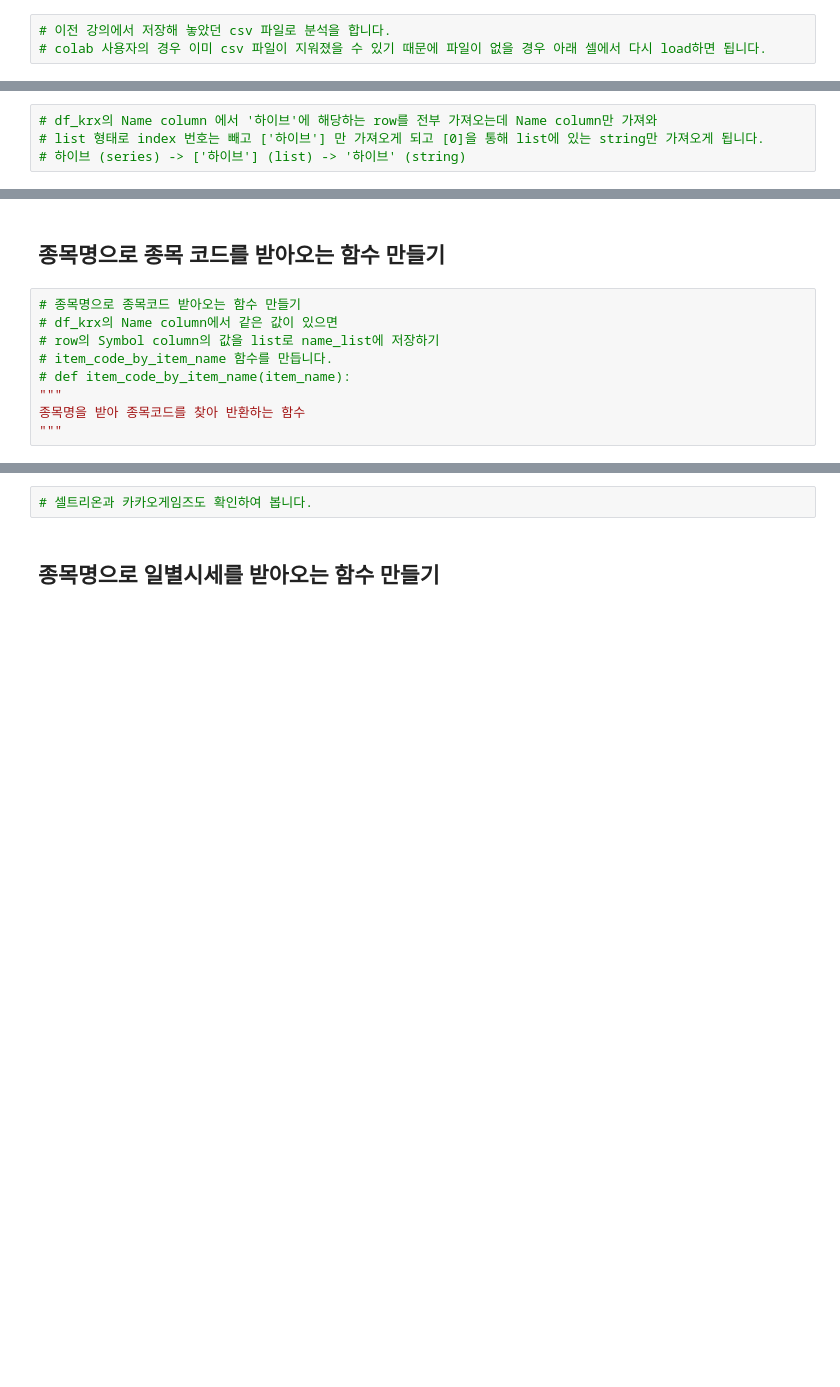
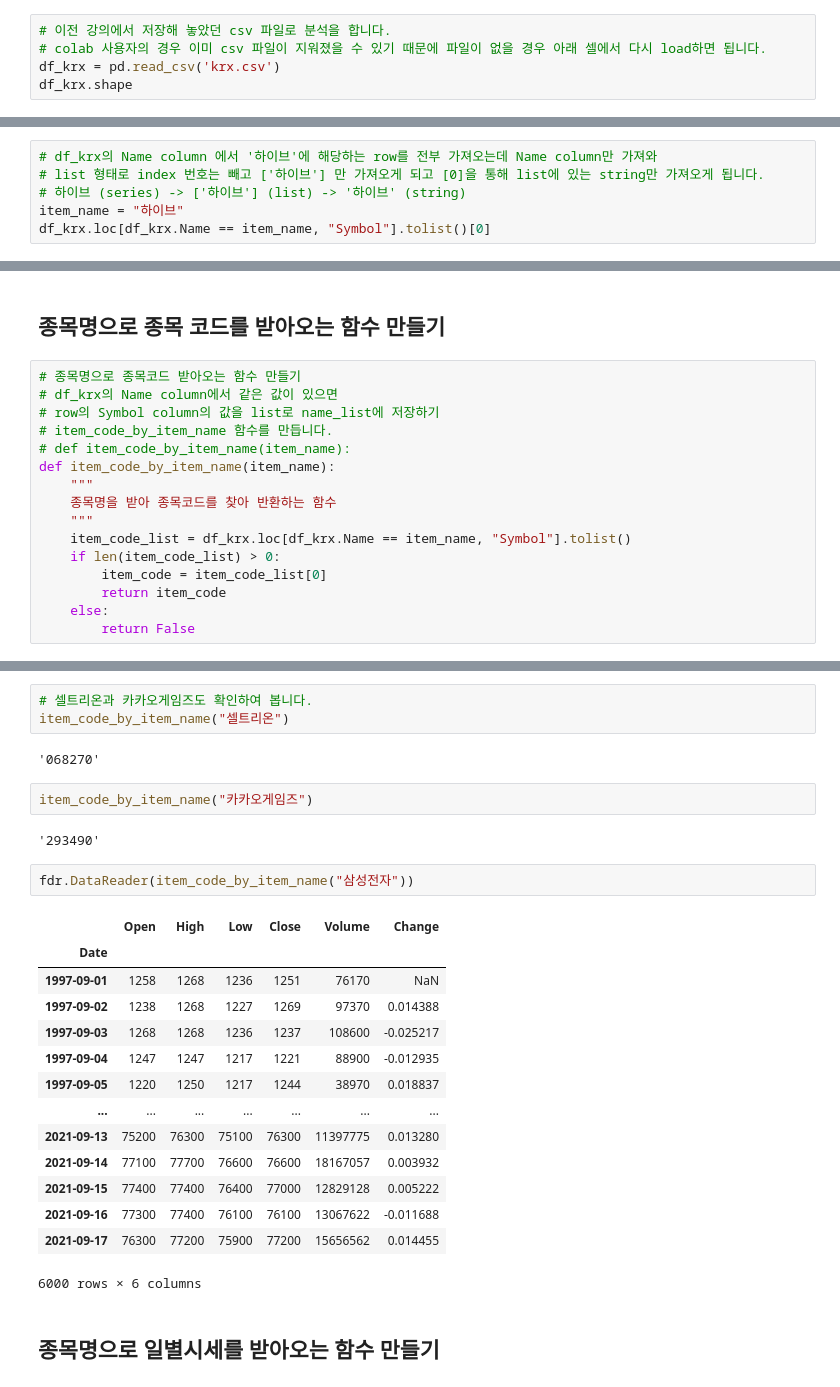
Before and after one commit to Bigdata92/finance-data-analysis-main, a Jupyter notebook: 3.1 FinanceDataReader를 통한 개별종목 수집하기-input.ipynb, the cells around one changed output, grey strips where cells are left out. Cells and saved outputs as stored; diff of their text form; blank space fills up the shorter version.

```diff
--- a/3.1 FinanceDataReader를 통한 개별종목 수집하기-input.ipynb
+++ b/3.1 FinanceDataReader를 통한 개별종목 수집하기-input.ipynb
@@ -43,3 +43,5 @@ df.Close.plot()
 # %%
 # 이전 강의에서 저장해 놓았던 csv 파일로 분석을 합니다.
 # colab 사용자의 경우 이미 csv 파일이 지워졌을 수 있기 때문에 파일이 없을 경우 아래 셀에서 다시 load하면 됩니다.
+df_krx = pd.read_csv('krx.csv')
+df_krx.shape
@@ -58,3 +70,5 @@ df.Close.plot()
 # df_krx의 Name column 에서 '하이브'에 해당하는 row를 전부 가져오는데 Name column만 가져와
 # list 형태로 index 번호는 빼고 ['하이브'] 만 가져오게 되고 [0]을 통해 list에 있는 string만 가져오게 됩니다.
 # 하이브 (series) -> ['하이브'] (list) -> '하이브' (string)
+item_name = "하이브"
+df_krx.loc[df_krx.Name == item_name, "Symbol"].tolist()[0]
@@ -68,6 +87,13 @@ df.Close.plot()
 # row의 Symbol column의 값을 list로 name_list에 저장하기
 # item_code_by_item_name 함수를 만듭니다.
 # def item_code_by_item_name(item_name):
-"""
-종목명을 받아 종목코드를 찾아 반환하는 함수
-"""
+def item_code_by_item_name(item_name):
+    """
+    종목명을 받아 종목코드를 찾아 반환하는 함수
+    """
+    item_code_list = df_krx.loc[df_krx.Name == item_name, "Symbol"].tolist()
+    if len(item_code_list) > 0:
+        item_code = item_code_list[0]
+        return item_code
+    else:
+        return False
@@ -81,5 +120,29 @@ df.Close.plot()
 # %%
 # 셀트리온과 카카오게임즈도 확인하여 봅니다.
+item_code_by_item_name("셀트리온")
+# %% [output]
+'068270'
+# %%
+item_code_by_item_name("카카오게임즈")
+# %% [output]
+'293490'
+# %%
+fdr.DataReader(item_code_by_item_name("삼성전자"))
+# %% [output]
+|  | Open | High | Low | Close | Volume | Change |
+| Date |  |  |  |  |  |  |
+| 1997-09-01 | 1258 | 1268 | 1236 | 1251 | 76170 | NaN |
+| 1997-09-02 | 1238 | 1268 | 1227 | 1269 | 97370 | 0.014388 |
+| 1997-09-03 | 1268 | 1268 | 1236 | 1237 | 108600 | -0.025217 |
+| 1997-09-04 | 1247 | 1247 | 1217 | 1221 | 88900 | -0.012935 |
+| 1997-09-05 | 1220 | 1250 | 1217 | 1244 | 38970 | 0.018837 |
+| ... | ... | ... | ... | ... | ... | ... |
+| 2021-09-13 | 75200 | 76300 | 75100 | 76300 | 11397775 | 0.013280 |
+| 2021-09-14 | 77100 | 77700 | 76600 | 76600 | 18167057 | 0.003932 |
+| 2021-09-15 | 77400 | 77400 | 76400 | 77000 | 12829128 | 0.005222 |
+| 2021-09-16 | 77300 | 77400 | 76100 | 76100 | 13067622 | -0.011688 |
+| 2021-09-17 | 76300 | 77200 | 75900 | 77200 | 15656562 | 0.014455 |
+6000 rows × 6 columns
 # %% [markdown]
 ## 종목명으로 일별시세를 받아오는 함수 만들기
 # %%
```
Also changed, not shown: parts of 8 cells of this notebook.
